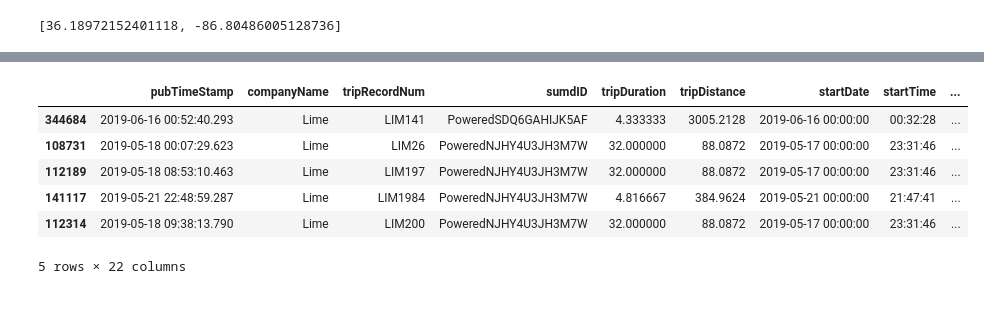
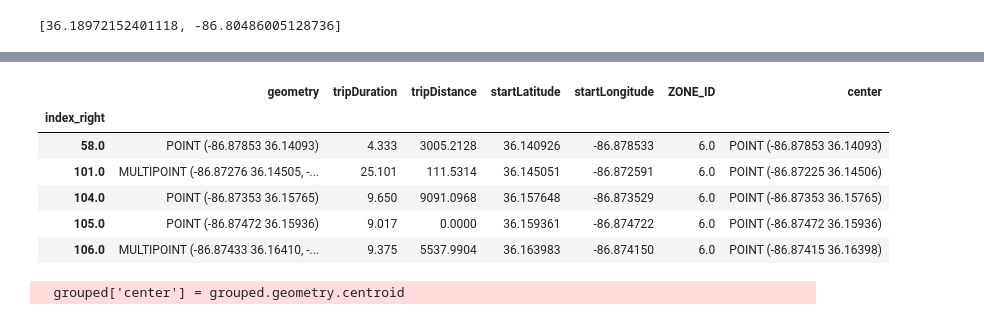
Before and after one commit to Quezadajl/nashville-scooters-project, a Jupyter notebook: notebooks/scooter_trip_data_explore.ipynb, the cells around one changed output, grey strips where cells are left out. Cells and saved outputs as stored; diff of their text form; code cells hidden in the pictures.

```diff
--- a/notebooks/scooter_trip_data_explore.ipynb
+++ b/notebooks/scooter_trip_data_explore.ipynb
@@ -165,10 +151,18 @@ memory usage: 16.9 KB
+# %%
+dissolve = merged.drop(['companyName','tripRecordNum','startTime','endDate','endTime','endLatitude','endLongitude'],axis=1)
+# %%
+dissolve = dissolve.drop(columns = 'day')
+# %%
+grouped = dissolve.set_index('index_right')
+# %%
+grouped =grouped.dissolve(by="index_right", aggfunc="mean")
 # %%
-merged.head()
+grouped.head()
 # %% [output]
-|  | pubTimeStamp | companyName | tripRecordNum | sumdID | tripDuration | tripDistance | startDate | startTime | ... |
-| 344684 | 2019-06-16 00:52:40.293 | Lime | LIM141 | PoweredSDQ6GAHIJK5AF | 4.333333 | 3005.2128 | 2019-06-16 00:00:00 | 00:32:28 | ... |
-| 108731 | 2019-05-18 00:07:29.623 | Lime | LIM26 | PoweredNJHY4U3JH3M7W | 32.000000 | 88.0872 | 2019-05-17 00:00:00 | 23:31:46 | ... |
-| 112189 | 2019-05-18 08:53:10.463 | Lime | LIM197 | PoweredNJHY4U3JH3M7W | 32.000000 | 88.0872 | 2019-05-17 00:00:00 | 23:31:46 | ... |
-| 141117 | 2019-05-21 22:48:59.287 | Lime | LIM1984 | PoweredNJHY4U3JH3M7W | 4.816667 | 384.9624 | 2019-05-21 00:00:00 | 21:47:41 | ... |
-| 112314 | 2019-05-18 09:38:13.790 | Lime | LIM200 | PoweredNJHY4U3JH3M7W | 32.000000 | 88.0872 | 2019-05-17 00:00:00 | 23:31:46 | ... |
+|  | geometry | tripDuration | tripDistance | startLatitude | startLongitude | ZONE_ID | center |
+| index_right |  |  |  |  |  |  |  |
+| 58.0 | POINT (-86.87853 36.14093) | 4.333 | 3005.2128 | 36.140926 | -86.878533 | 6.0 | POINT (-86.87853 36.14093) |
+| 101.0 | MULTIPOINT (-86.87276 36.14505, -... | 25.101 | 111.5314 | 36.145051 | -86.872591 | 6.0 | POINT (-86.87225 36.14506) |
+| 104.0 | POINT (-86.87353 36.15765) | 9.650 | 9091.0968 | 36.157648 | -86.873529 | 6.0 | POINT (-86.87353 36.15765) |
+| 105.0 | POINT (-86.87472 36.15936) | 9.017 | 0.0000 | 36.159361 | -86.874722 | 6.0 | POINT (-86.87472 36.15936) |
+| 106.0 | MULTIPOINT (-86.87433 36.16410, -... | 9.375 | 5537.9904 | 36.163983 | -86.874150 | 6.0 | POINT (-86.87415 36.16398) |
-5 rows × 22 columns
@@ -174,0 +173,4 @@ merged.head()
+# %%
+grouped['center'] = grouped.geometry.centroid
+# %% [output]
+  grouped['center'] = grouped.geometry.centroid
```
Also changed, not shown: parts of 6 cells of this notebook, 1 other file.
